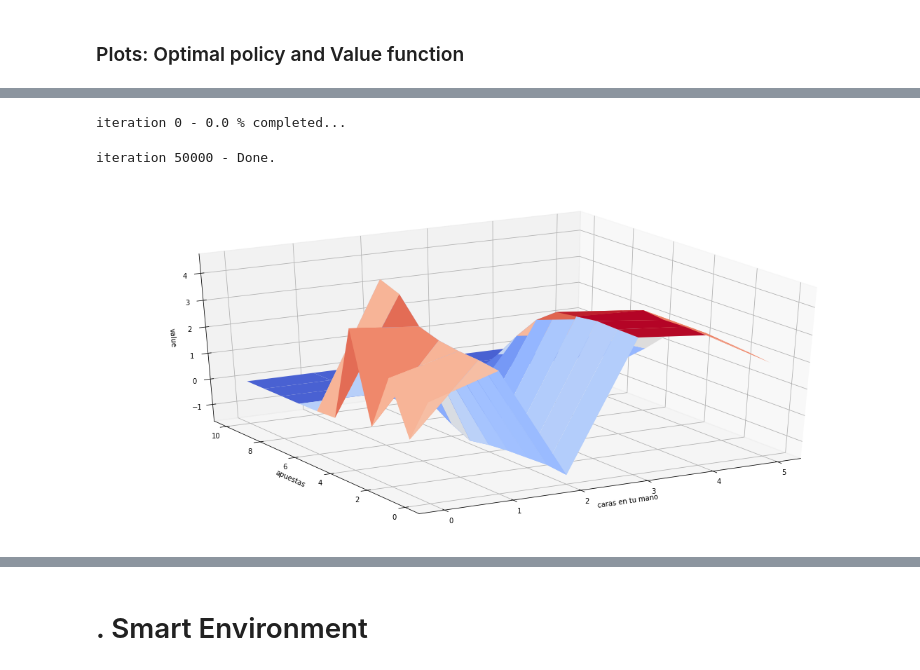
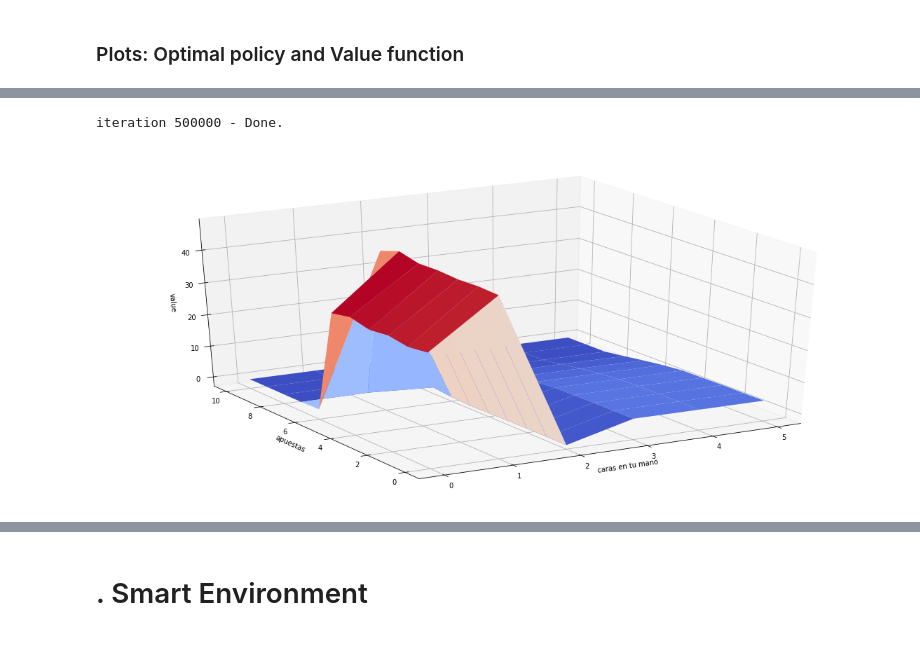
Before and after one commit to LecJackS/Procesos-Markovianos-Para-el-Aprendizaje-Automatico-2019-1C, a Jupyter notebook: tp3/TP3.ipynb, the cells around one changed output, grey strips where cells are left out. Saved outputs shown, nothing was run; the diff lists cells and outputs as text; code cells hidden in the pictures.

```diff
--- a/tp3/TP3.ipynb
+++ b/tp3/TP3.ipynb
@@ -346,9 +347,9 @@ def initialize_dict(init_values):
 # %%
 def mc_control(env, num_episodes, alpha, gamma=1.0, eps_start=1.0, eps_decay=.99999, eps_min=0.05):
     """ Q es un diccionario cuyas keys son pares
-        <"caras en mi mano" y "apuesta actual"> (state)
-        <y el valor de CADA acción en su posicion >(action-value)
-     Q{(st, ate): [v_a0, v_a1]}"""
+            ("caras en mi mano","apuesta actual")       (state)
+            [y el valor de CADA , acción en su posicion](action-value)
+        Q{(st, ate): [v_a0, v_a1]} """
     nA = env.action_space.n
     # Initialize Q arbitrarily
     init_values = [0,]*nA
@@ -385,7 +386,7 @@ def mc_control(env, num_episodes, alpha, gamma=1.0, eps_start=1.0, eps_decay=.99
 <img src="./img/mc-control-value-50000-iter.gif" width="600" align="left" />  <img src="./img/mc-control-policy-50000-iter.gif" width="200" align="left" />
 # %%
 # Calcular la politica optima y el value function
-policy_MC, Q = mc_control(env, 50000, 0.015, gamma=1)
+policy_MC, Q = mc_control(env, 500000, 0.015, gamma=1)
 V = dict((k, np.max(v)) for k, v in Q.items())
 plot_values(V)
 # %% [output]
@@ -536,16 +525,7 @@ def q_learning(env, num_episodes, alpha, gamma=1.0, epsmin=0.01):
             Q[prev_state][action] += update_Q_sarsamax(alpha, gamma, Q,
                                             prev_state, action, reward,
                                             state)
-            #save snaps
-            total_snaps = 250
-            if iteration%round(num_episodes/total_snaps) == 0:
-                #############################
-                # Save snap.png for animation
-                V_temp      = dict((k, np.max(v))    for k, v in Q.items())
-                save_value_plot(V_temp, iteration, "q-learning-control")
-                policy_temp = dict((k, np.argmax(v)) for k, v in Q.items())
-                save_policy_plot(policy_temp, iteration,"q-learning-control")
-                ############################
+
             if done:
                 # Juego terminado
                 break
@@ -557,12 +541,11 @@ def q_learning(env, num_episodes, alpha, gamma=1.0, epsmin=0.01):
 # %%
 # Calcular la politica optima y el value function
-Q_sarsamax = q_learning(env, 50000, alpha=0.01, gamma=1.0, epsmin=0.01)
+Q_sarsamax = q_learning(env, 500000, alpha=0.01, gamma=1.0, epsmin=0.01)
 V = dict((k,np.max(v)) for k, v in Q_sarsamax.items())
 plot_values(V)
 # %% [output]
-iteration 0 - 0.0 % completed...
+iteration 500000 - Done.
-iteration 50000 - Done.
-[figure, old version]
+[figure, new version]
 # %%
 policy_sarsamax = dict((k, np.argmax(v)) for k, v in Q_sarsamax.items())
 plot_policy(policy_sarsamax)
```
Also changed, not shown: parts of 44 cells of this notebook, 11 other files.
